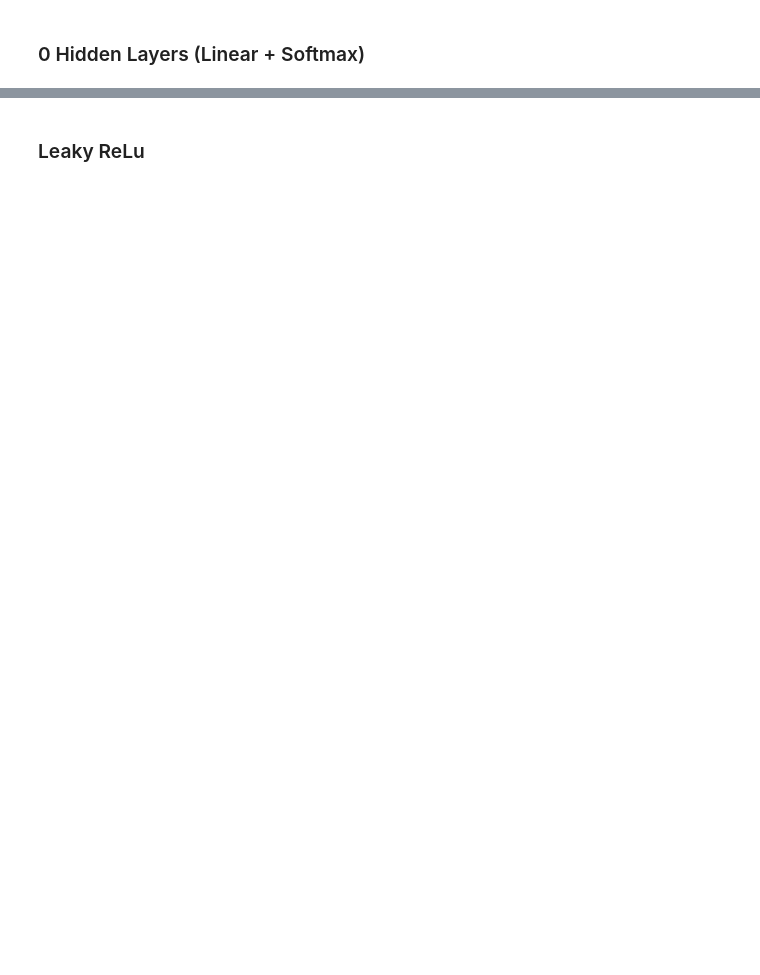
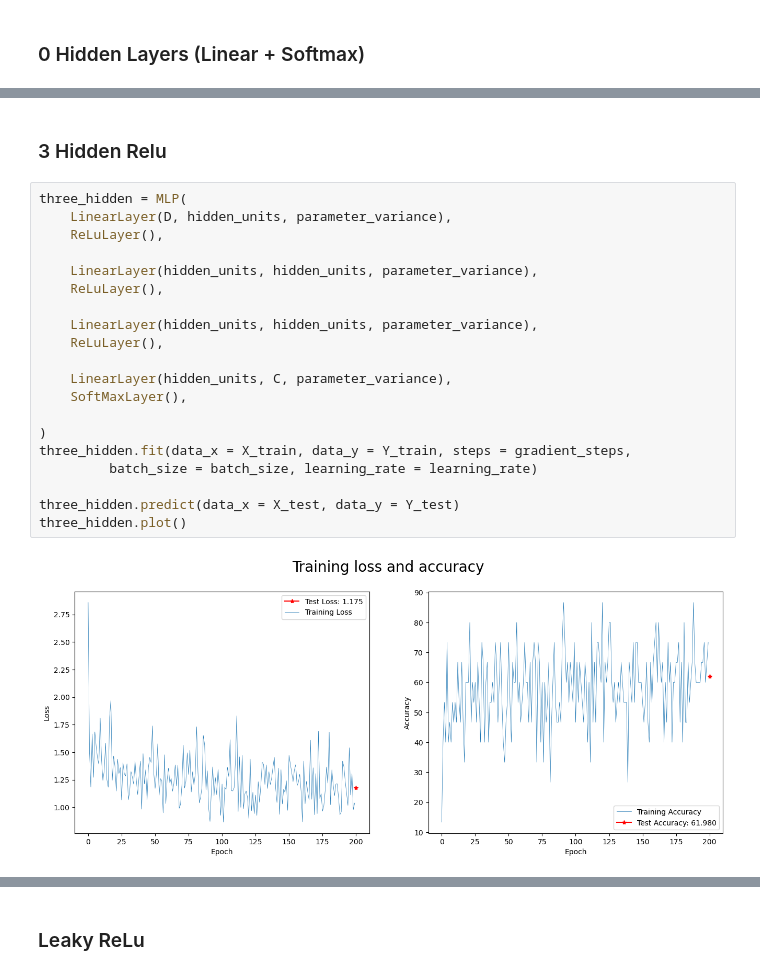
Before and after one commit to PONY1ST-past-semesters/MLP, a Jupyter notebook: ConvNet.ipynb, the cells around one changed output, grey strips where cells are left out. Drawn from its saved outputs; the diff is of its cells as text; blank space fills up the shorter version.

```diff
--- a/ConvNet.ipynb
+++ b/ConvNet.ipynb
@@ -473,0 +476,24 @@ two_hidden.plot()
+# %% [markdown]
+### 3 Hidden Relu
+# %%
+three_hidden = MLP(
+    LinearLayer(D, hidden_units, parameter_variance),
+    ReLuLayer(),
+
+    LinearLayer(hidden_units, hidden_units, parameter_variance),
+    ReLuLayer(),
+
+    LinearLayer(hidden_units, hidden_units, parameter_variance),
+    ReLuLayer(),
+
+    LinearLayer(hidden_units, C, parameter_variance),
+    SoftMaxLayer(),
+
+)
+three_hidden.fit(data_x = X_train, data_y = Y_train, steps = gradient_steps,
+         batch_size = batch_size, learning_rate = learning_rate)
+
+three_hidden.predict(data_x = X_test, data_y = Y_test)
+three_hidden.plot()
+# %% [output]
+[figure, added]
```
Also changed, not shown: parts of 67 cells of this notebook.
